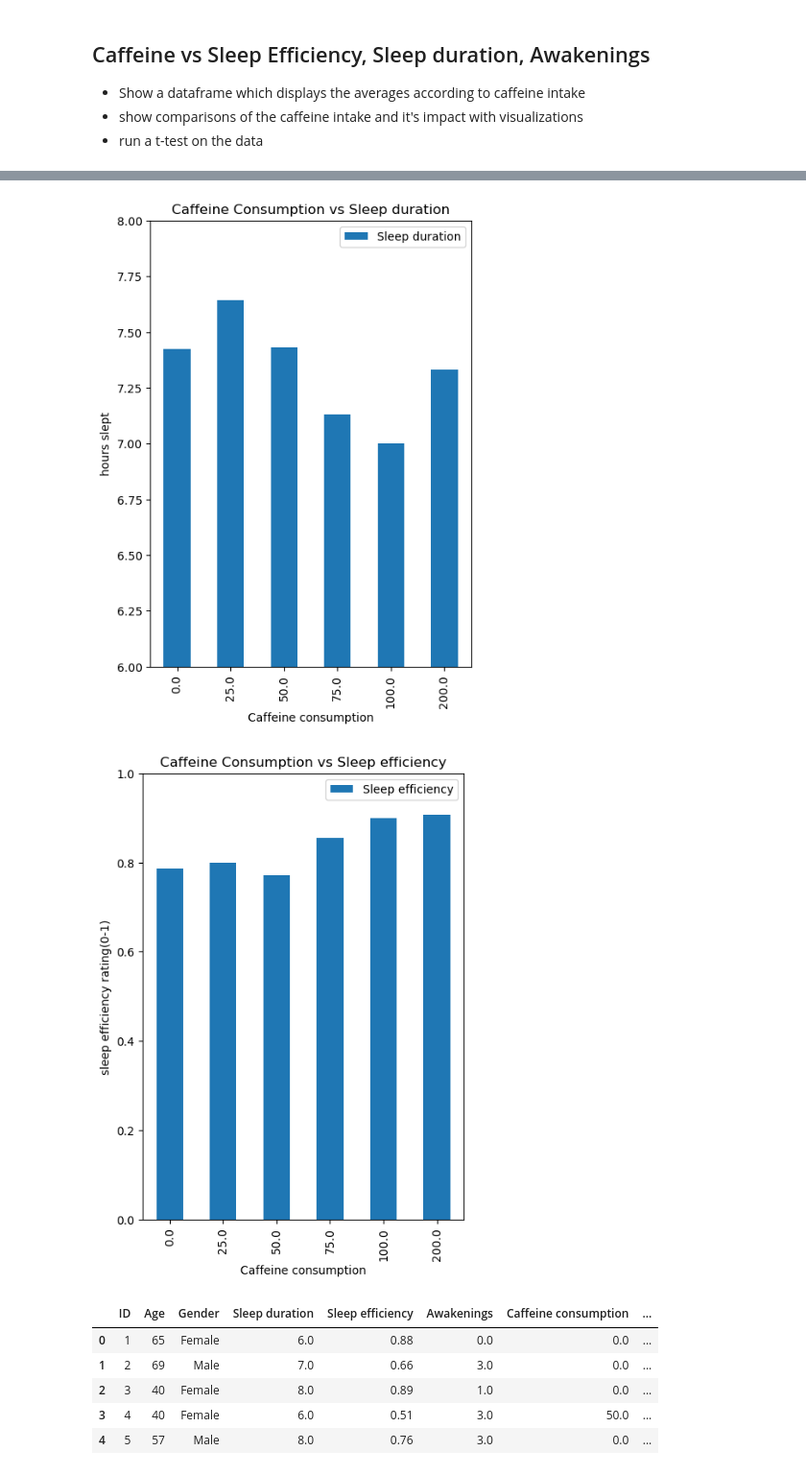
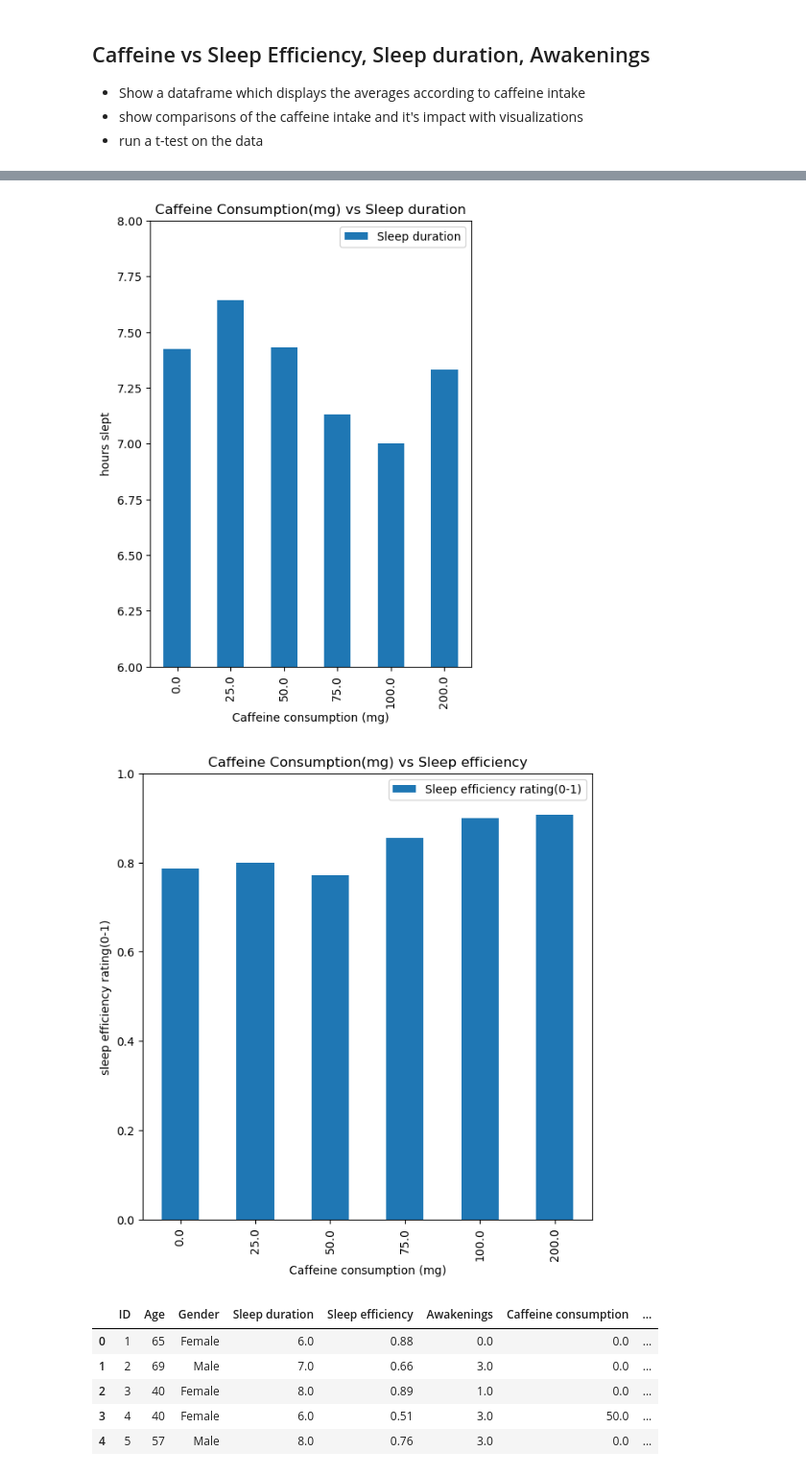
Before and after one commit to jbarkle/Exploratory-Analysis-of-Sleep-Data, a Jupyter notebook: Sleep-Factors-Muhammad .ipynb, the cells around one changed output, grey strips where cells are left out. Shown at 96% size. Cells and saved outputs as stored; diff of their text form; code cells hidden in the pictures.

```diff
--- a/Sleep-Factors-Muhammad .ipynb
+++ b/Sleep-Factors-Muhammad .ipynb
@@ -136,7 +133,7 @@ caf_s_e = caf_grouped_df["Sleep efficiency"].mean()
 caf_s_duration = caf_grouped_df["Sleep duration"].mean()
 caf_s_a = caf_grouped_df["Awakenings"].mean()
 caf_df = pd.DataFrame({
-    "Sleep efficiency" : caf_s_e,
+    "Sleep efficiency rating(0-1)" : caf_s_e,
     "Sleep duration": caf_s_duration,
     "Awakenings" : caf_s_a
 })
@@ -159,15 +156,15 @@ plt.show()
 # %%
 duration_caf = caf_df["Sleep duration"]
-duration_caf.plot(kind = "bar",legend = True, ylim = (6,8), ylabel = "hours slept", figsize = (5,7),title = "Caffeine Consumption vs Sleep duration")
+duration_caf.plot(kind = "bar",legend = True, ylim = (6,8), xlabel = "Caffeine consumption (mg)",ylabel = "hours slept", figsize = (5,7),title = "Caffeine Consumption(mg) vs Sleep duration")
 plt.show()
 # %% [output]
-[figure, old version]
+[figure, new version]
 # %%
-efficiency_caf = caf_df["Sleep efficiency"]
-efficiency_caf.plot(kind = "bar",legend = True, ylim = (0,1), ylabel = "sleep efficiency rating(0-1)", figsize = (5,7), title = "Caffeine Consumption vs Sleep efficiency")
+efficiency_caf = caf_df["Sleep efficiency rating(0-1)"]
+efficiency_caf.plot(kind = "bar",legend = True, ylim = (0,1), xlabel = "Caffeine consumption (mg)",ylabel = "sleep efficiency rating(0-1)", figsize = (7,7), title = "Caffeine Consumption(mg) vs Sleep efficiency")
 plt.show()
 # %% [output]
-[figure, old version]
+[figure, new version]
 # %%
 cleaned_df.head()
 # %% [output]
```
Also changed, not shown: parts of 7 cells of this notebook.
